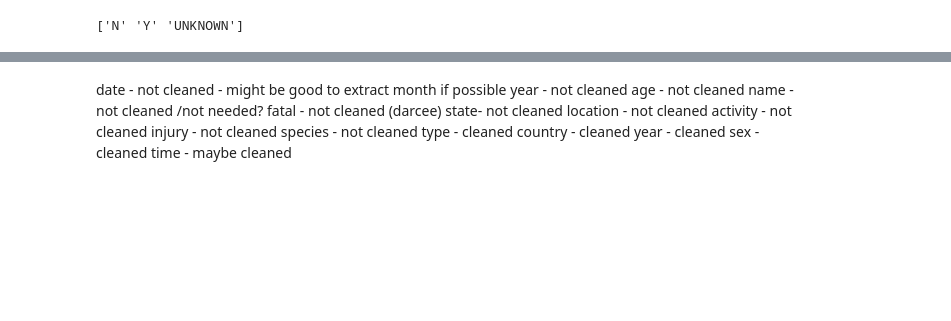
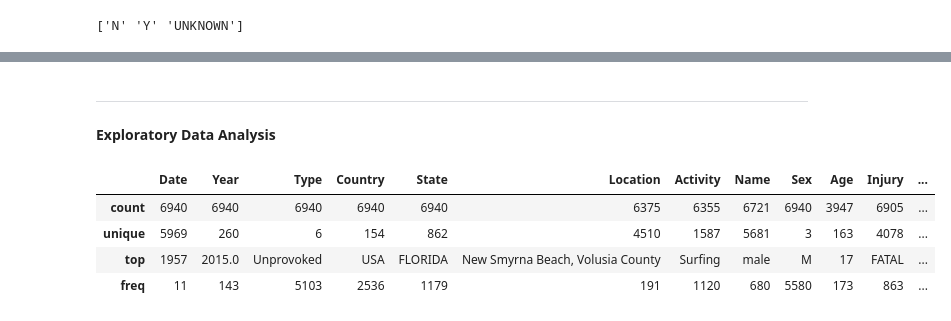
Before and after one commit to DarceeAnne/shark_attack_insurance_project, a Jupyter notebook: Quest_sharks.ipynb, the cells around one changed output, grey strips where cells are left out. Saved outputs shown, nothing was run; the diff lists cells and outputs as text; code cells hidden in the pictures; blank space fills up the shorter version.

```diff
--- a/Quest_sharks.ipynb
+++ b/Quest_sharks.ipynb
@@ -301,26 +375,22 @@ sharks_df["Country"] = sharks_df["Country"].str.upper()
 # %%
-# Cleaning the "Time" column
-sharks_df['Time'] = sharks_df['Time'].astype(str)
-
 # Convert to standard format
-sharks_df['Time'] = sharks_df['Time'].str.replace('h', ':').str.replace('j', ':')
-sharks_df['Time'] = pd.to_datetime(sharks_df['Time'], errors='coerce')
+#sharks_df['Time'] = sharks_df['Time'].str.replace('h', ':').str.replace('j', ':')
+#sharks_df['Time'] = pd.to_datetime(sharks_df['Time'], errors='coerce')
 
 # Convert to only time with no date
-sharks_df['Time'] = sharks_df['Time'].dt.time
+#sharks_df['Time'] = sharks_df['Time'].dt.time
 
 # Handle qualitative descriptions
-time_ranges = {
-    'Early Morning': "UNKNOWN",
-    'Morning': "UNKNOWN",
-    'Afternoon': "UNKNOWN",
-    'Evening': "UNKNOWN",
-    'Night': "UNKNOWN",
-    # Add more mappings as needed
-}
+#time_ranges = {
+    #'Early Morning': "UNKNOWN",
+    #'Morning': "UNKNOWN",
+    #'Afternoon': "UNKNOWN",
+    #'Evening': "UNKNOWN",
+    #'Night': "UNKNOWN",
+    # Add more mappings as needed}
 
 # Handle missing or invalid data
-sharks_df["Time"] = sharks_df["Time"].fillna("UNKNOWN")
+#sharks_df["Time"] = sharks_df["Time"].fillna("UNKNOWN")
 # %%
 unique_times = sharks_df['Fatal'].unique()
 print(unique_times)
@@ -373,16 +475,12 @@ print(unique_times)
-# %% [markdown]
-date - not cleaned - might be good to extract month if possible
-year - not cleaned
-age - not cleaned
-name - not cleaned /not needed?
-fatal - not cleaned (darcee)
-state- not cleaned
-location - not cleaned
-activity - not cleaned
-injury - not cleaned
-species - not cleaned
-type - cleaned
-country - cleaned
-year - cleaned
-sex - cleaned
-time - maybe cleaned
+# %% [markdown]
+_____________________________________________________________________________________________
+
+**Exploratory Data Analysis**
+# %%
+sharks_df.describe()
+# %% [output]
+|  | Date | Year | Type | Country | State | Location | Activity | Name | Sex | Age | Injury | ... |
+| count | 6940 | 6940 | 6940 | 6940 | 6940 | 6375 | 6355 | 6721 | 6940 | 3947 | 6905 | ... |
+| unique | 5969 | 260 | 6 | 154 | 862 | 4510 | 1587 | 5681 | 3 | 163 | 4078 | ... |
+| top | 1957 | 2015.0 | Unprovoked | USA | FLORIDA | New Smyrna Beach, Volusia County | Surfing | male | M | 17 | FATAL | ... |
+| freq | 11 | 143 | 5103 | 2536 | 1179 | 191 | 1120 | 680 | 5580 | 173 | 863 | ... |
```
Also changed, not shown: parts of 13 cells of this notebook, 1 other file.
